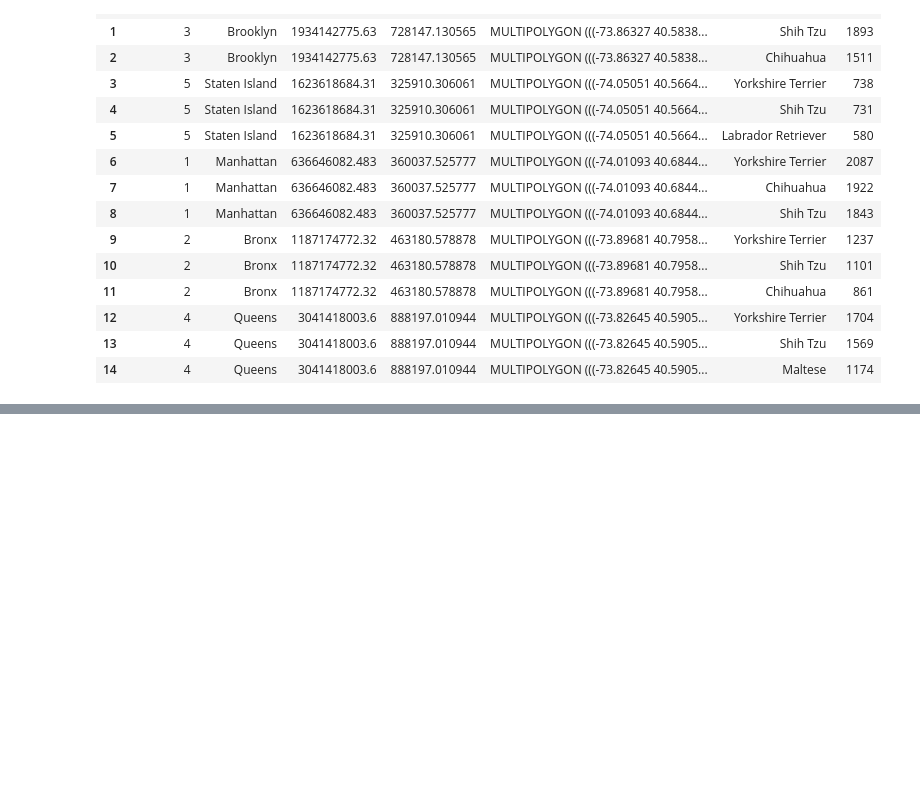
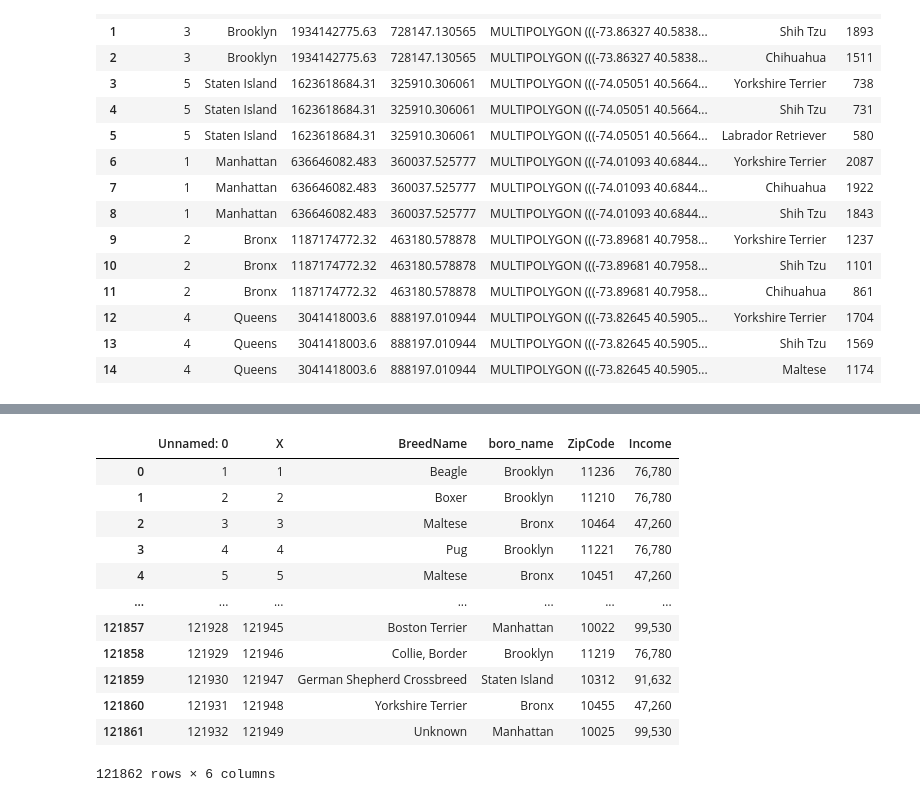
Before and after one commit to xSeanW/Dogs_NYC, a Jupyter notebook: nyc_dogs.ipynb, the cells around one changed output, grey strips where cells are left out. Cells and saved outputs as stored; diff of their text form; code cells hidden in the pictures; blank space fills up the shorter version.

```diff
--- a/nyc_dogs.ipynb
+++ b/nyc_dogs.ipynb
@@ -134,0 +140,16 @@ boro_dog
+# %%
+df_inner.drop(columns = ['AnimalName', 'AnimalGender', 'AnimalBirthMonth', 'RowNumber', 'CommunityDistrict', 'CensusTract2010', 'NTA', 'CityCouncilDistrict', 'CongressionalDistrict', 'StateSenatorialDistrict', 'LicenseIssuedDate', 'LicenseExpiredDate'])
+# %% [output]
+|  | Unnamed: 0 | X | BreedName | boro_name | ZipCode | Income |
+| 0 | 1 | 1 | Beagle | Brooklyn | 11236 | 76,780 |
+| 1 | 2 | 2 | Boxer | Brooklyn | 11210 | 76,780 |
+| 2 | 3 | 3 | Maltese | Bronx | 10464 | 47,260 |
+| 3 | 4 | 4 | Pug | Brooklyn | 11221 | 76,780 |
+| 4 | 5 | 5 | Maltese | Bronx | 10451 | 47,260 |
+| ... | ... | ... | ... | ... | ... | ... |
+| 121857 | 121928 | 121945 | Boston Terrier | Manhattan | 10022 | 99,530 |
+| 121858 | 121929 | 121946 | Collie, Border | Brooklyn | 11219 | 76,780 |
+| 121859 | 121930 | 121947 | German Shepherd Crossbreed | Staten Island | 10312 | 91,632 |
+| 121860 | 121931 | 121948 | Yorkshire Terrier | Bronx | 10455 | 47,260 |
+| 121861 | 121932 | 121949 | Unknown | Manhattan | 10025 | 99,530 |
+121862 rows × 6 columns
```
Also changed, not shown: parts of 3 cells of this notebook, 1 other file.
